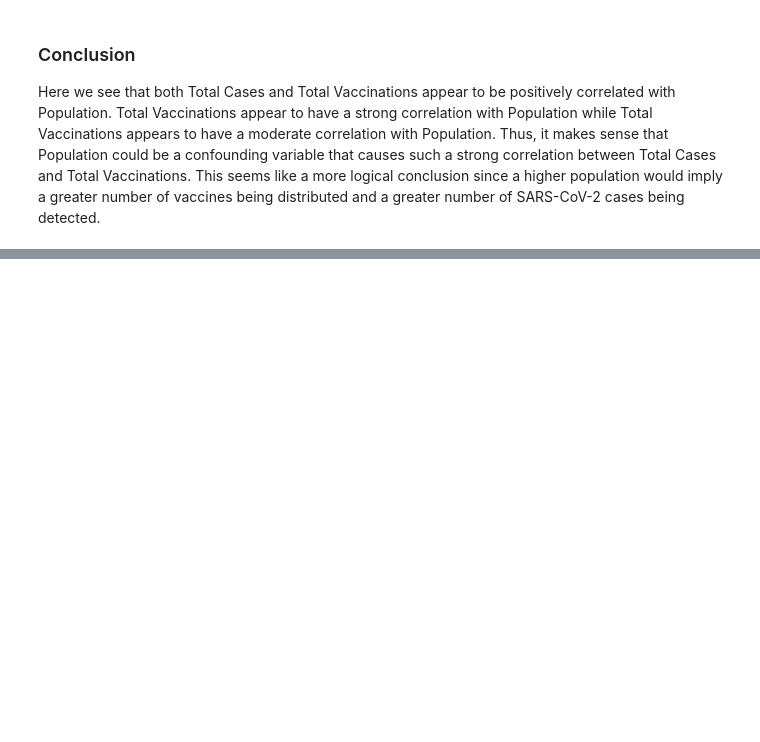
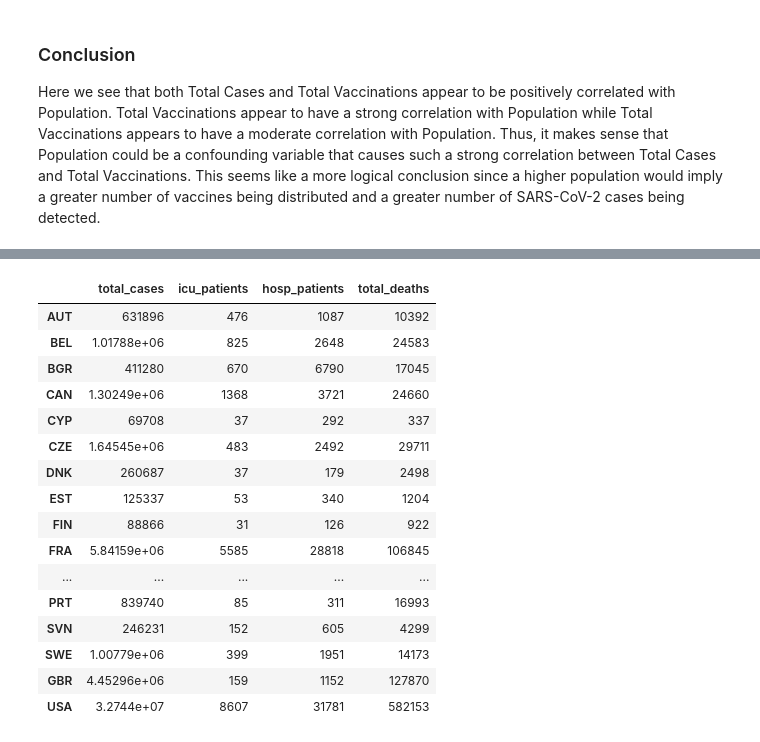
Before and after one commit to RobertJG17/covid-project, a Jupyter notebook: analytics.ipynb, the cells around one changed output, grey strips where cells are left out. Drawn from its saved outputs; the diff is of its cells as text; code cells hidden in the pictures; blank space fills up the shorter version.

```diff
--- a/analytics.ipynb
+++ b/analytics.ipynb
@@ -409,0 +459,21 @@ Here we see that both Total Cases and Total Vaccinations appear to be positively
+# %%
+linreg_df = countries[["total_cases", "icu_patients", "hosp_patients", "total_deaths"]].dropna(axis=0, subset=["total_cases", "icu_patients", "hosp_patients", "total_deaths"])
+linreg_df
+# %% [output]
+|  | total_cases | icu_patients | hosp_patients | total_deaths |
+| AUT | 631896 | 476 | 1087 | 10392 |
+| BEL | 1.01788e+06 | 825 | 2648 | 24583 |
+| BGR | 411280 | 670 | 6790 | 17045 |
+| CAN | 1.30249e+06 | 1368 | 3721 | 24660 |
+| CYP | 69708 | 37 | 292 | 337 |
+| CZE | 1.64545e+06 | 483 | 2492 | 29711 |
+| DNK | 260687 | 37 | 179 | 2498 |
+| EST | 125337 | 53 | 340 | 1204 |
+| FIN | 88866 | 31 | 126 | 922 |
+| FRA | 5.84159e+06 | 5585 | 28818 | 106845 |
+| ... | ... | ... | ... | ... |
+| PRT | 839740 | 85 | 311 | 16993 |
+| SVN | 246231 | 152 | 605 | 4299 |
+| SWE | 1.00779e+06 | 399 | 1951 | 14173 |
+| GBR | 4.45296e+06 | 159 | 1152 | 127870 |
+| USA | 3.2744e+07 | 8607 | 31781 | 582153 |
```
Also changed, not shown: parts of 26 cells of this notebook.
